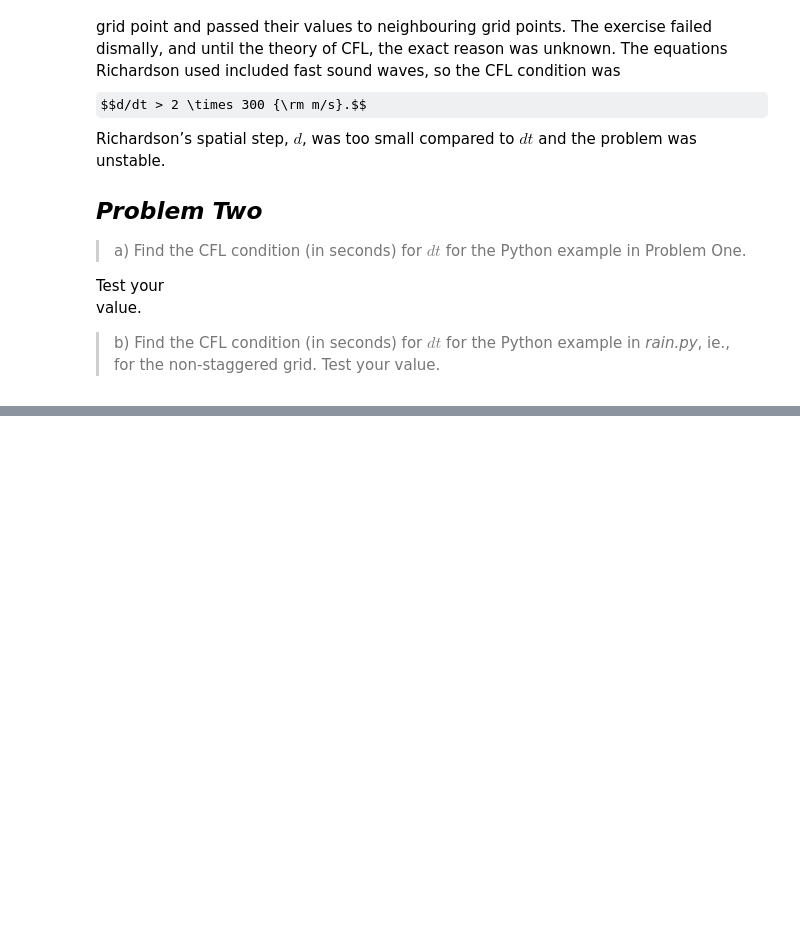
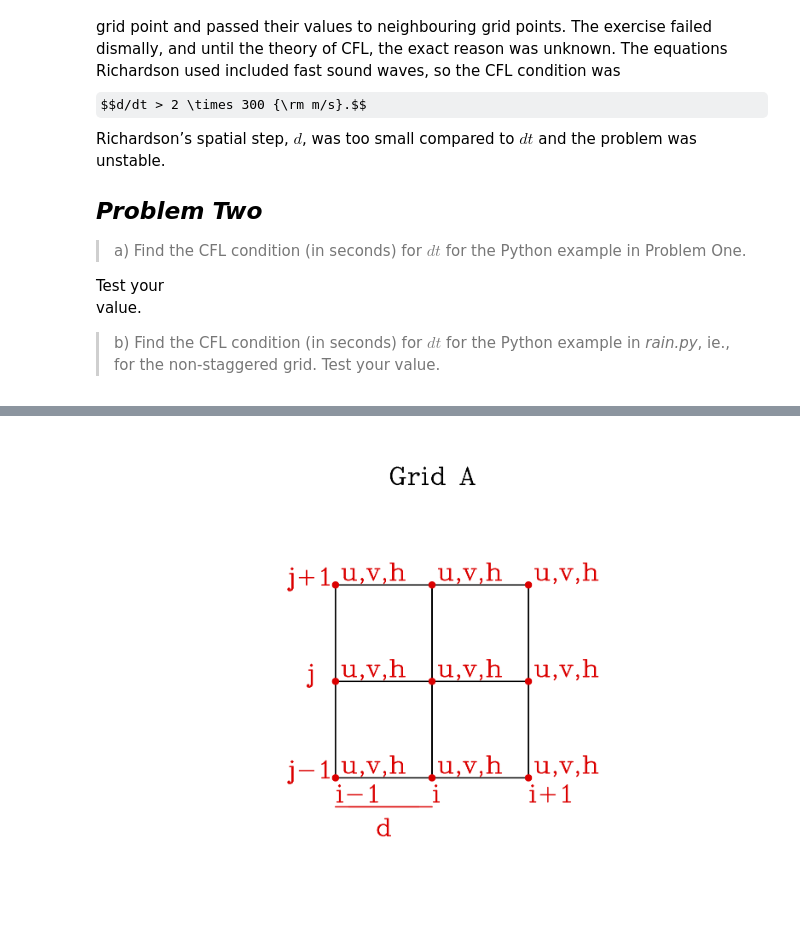
Before and after one commit to tjarnikova/numeric, a Jupyter notebook: lab7/Lab_7.ipynb, the cells around one changed output, grey strips where cells are left out. Cells and saved outputs as stored; diff of their text form; code cells hidden in the pictures; some formulas as TeX source; blank space fills up the shorter version.

```diff
--- a/lab7/Lab_7.ipynb
+++ b/lab7/Lab_7.ipynb
@@ -721,0 +826,4 @@ example in *rain.py*, ie., for the non-staggered grid. Test your value.
+# %%
+Image(filename='images/grid1.png',width='50%')
+# %% [output]
+[figure, added]
```
Also changed, not shown: parts of 13 cells of this notebook, 1 other file.
